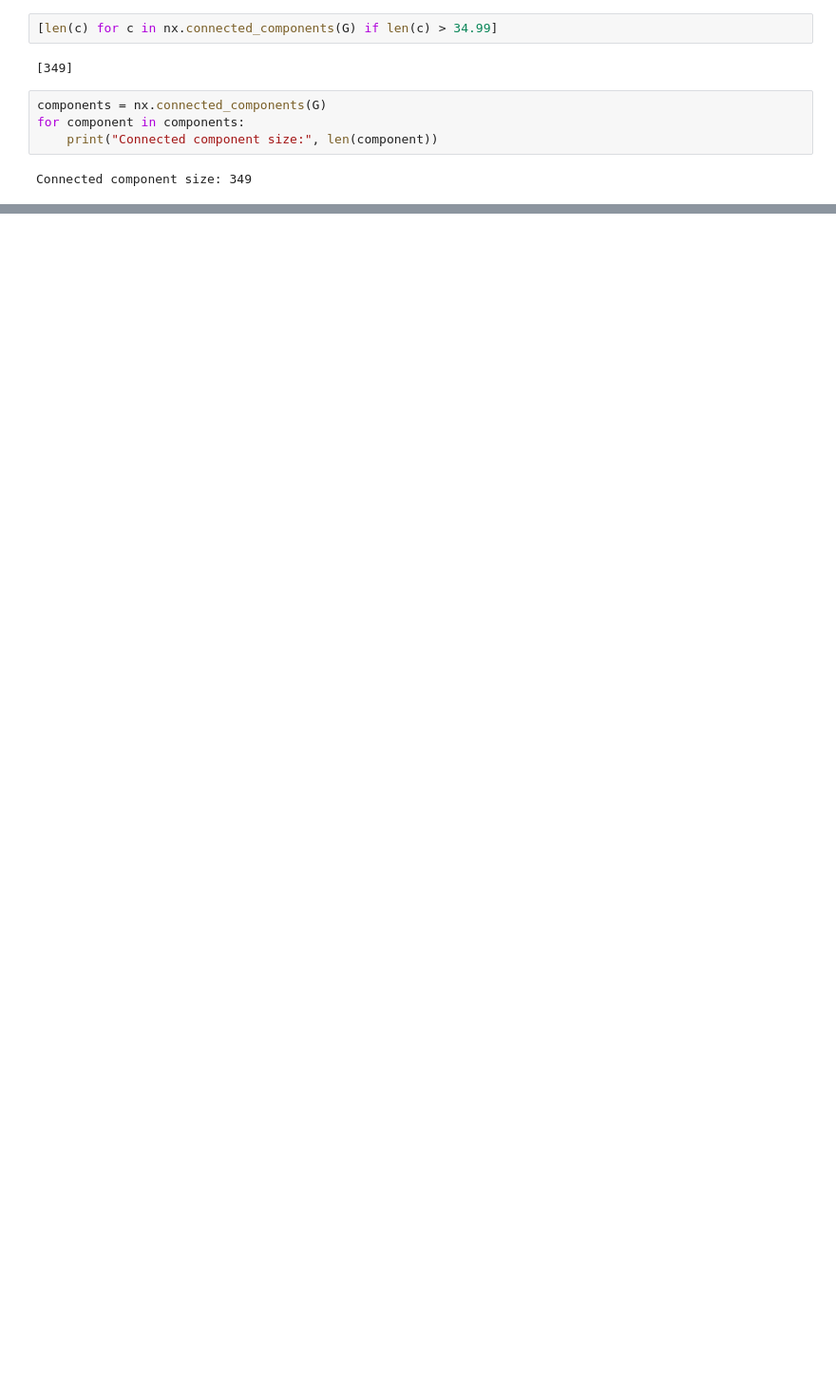
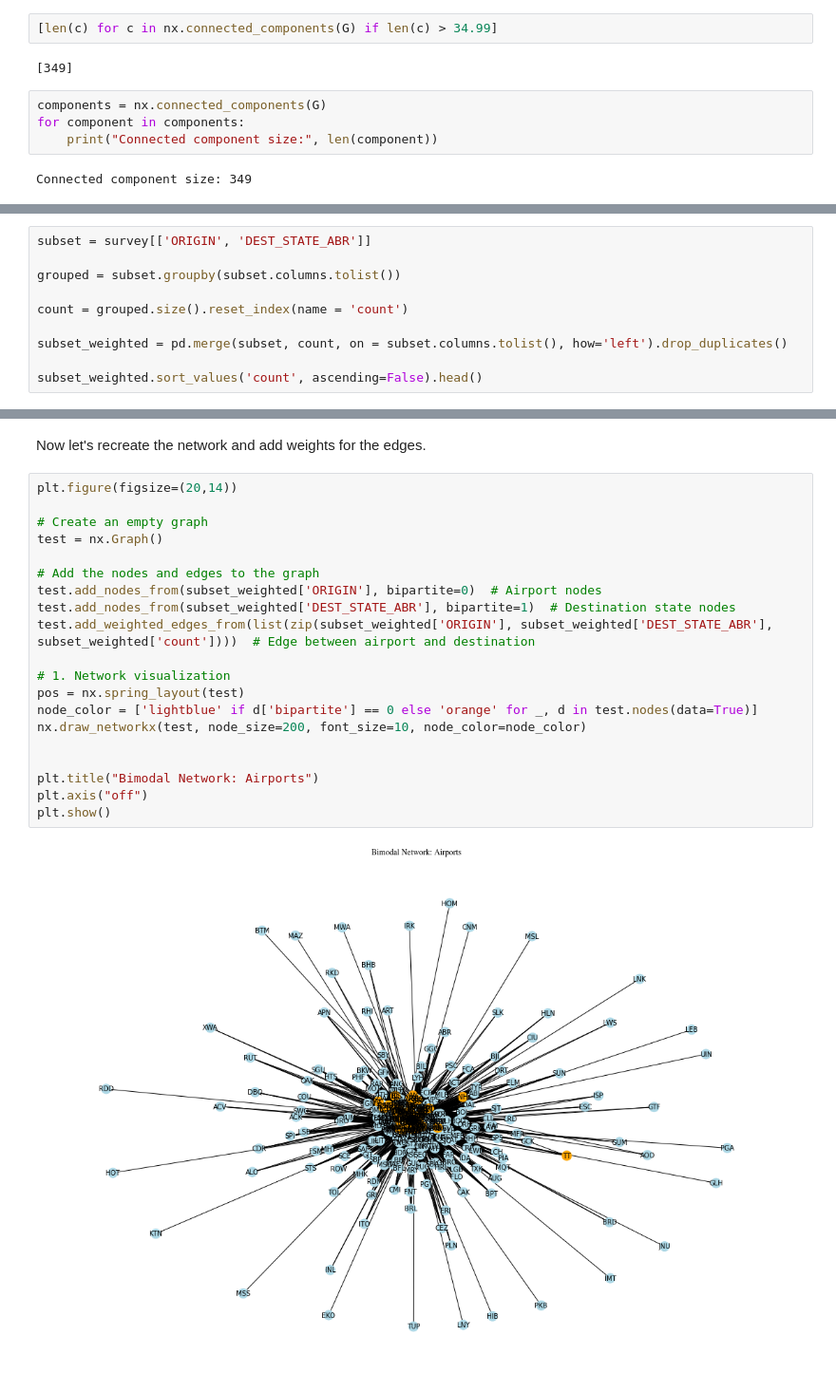
Before and after one commit to addsding/cuny-data620, a Jupyter notebook: week4_part1/Project2.ipynb, the cells around one changed output, grey strips where cells are left out. Shown at 95% size. Cells and saved outputs as stored; diff of their text form; blank space fills up the shorter version.

Commit message:
add weights

```diff
--- a/week4_part1/Project2.ipynb
+++ b/week4_part1/Project2.ipynb
@@ -251,0 +228,10 @@ Connected component size: 349
+# %%
+subset = survey[['ORIGIN', 'DEST_STATE_ABR']]
+
+grouped = subset.groupby(subset.columns.tolist())
+
+count = grouped.size().reset_index(name = 'count')
+
+subset_weighted = pd.merge(subset, count, on = subset.columns.tolist(), how='left').drop_duplicates()
+
+subset_weighted.sort_values('count', ascending=False).head()
@@ -251,0 +245,24 @@ Connected component size: 349
+# %% [markdown]
+Now let's recreate the network and add weights for the edges.
+# %%
+plt.figure(figsize=(20,14))
+
+# Create an empty graph
+test = nx.Graph()
+
+# Add the nodes and edges to the graph
+test.add_nodes_from(subset_weighted['ORIGIN'], bipartite=0)  # Airport nodes
+test.add_nodes_from(subset_weighted['DEST_STATE_ABR'], bipartite=1)  # Destination state nodes
+test.add_weighted_edges_from(list(zip(subset_weighted['ORIGIN'], subset_weighted['DEST_STATE_ABR'], subset_weighted['count'])))  # Edge between airport and destination
+
+# 1. Network visualization
+pos = nx.spring_layout(test)
+node_color = ['lightblue' if d['bipartite'] == 0 else 'orange' for _, d in test.nodes(data=True)]
+nx.draw_networkx(test, node_size=200, font_size=10, node_color=node_color)
+
+
+plt.title("Bimodal Network: Airports")
+plt.axis("off")
+plt.show()
+# %% [output]
+[figure, added]
```
Also changed, not shown: parts of 16 cells of this notebook.
